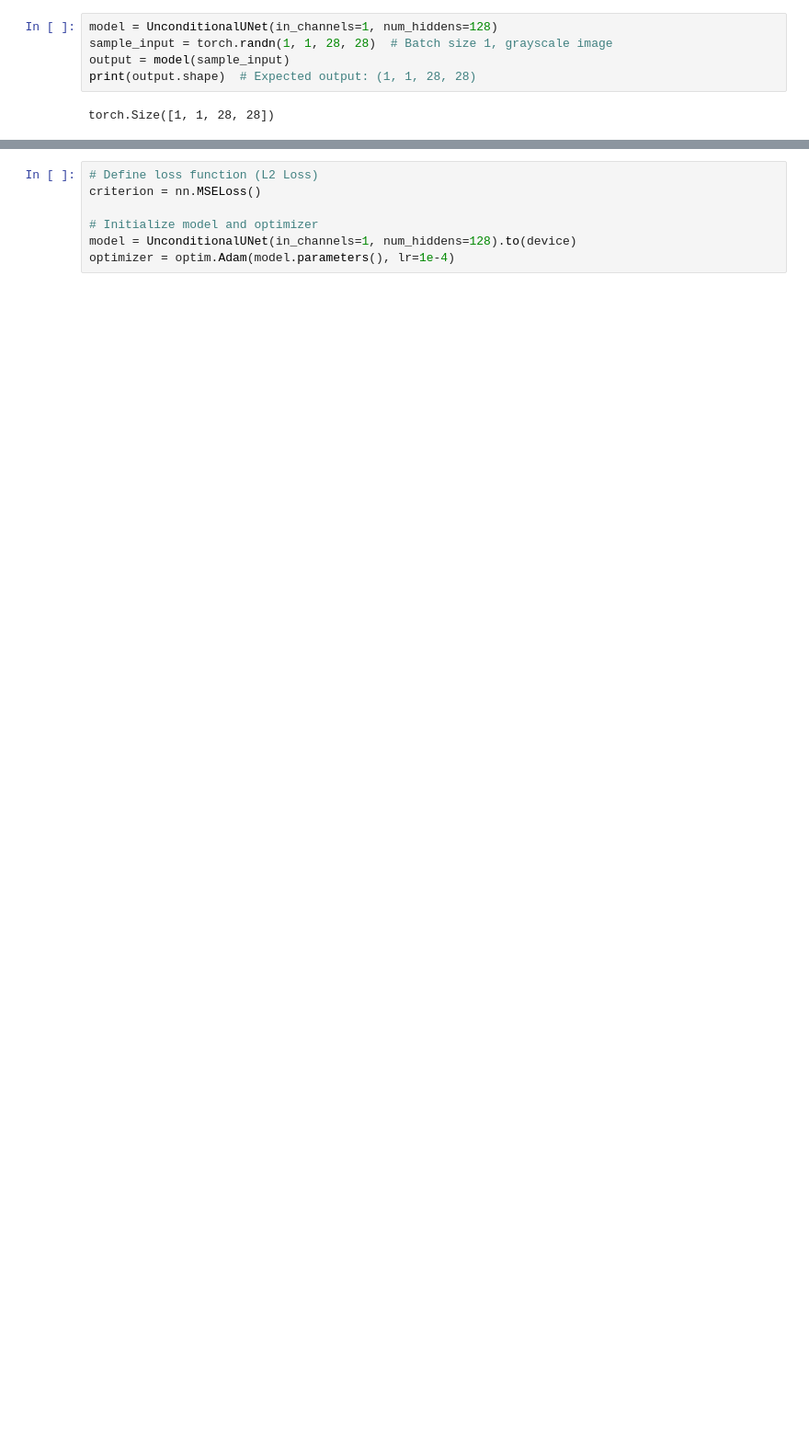
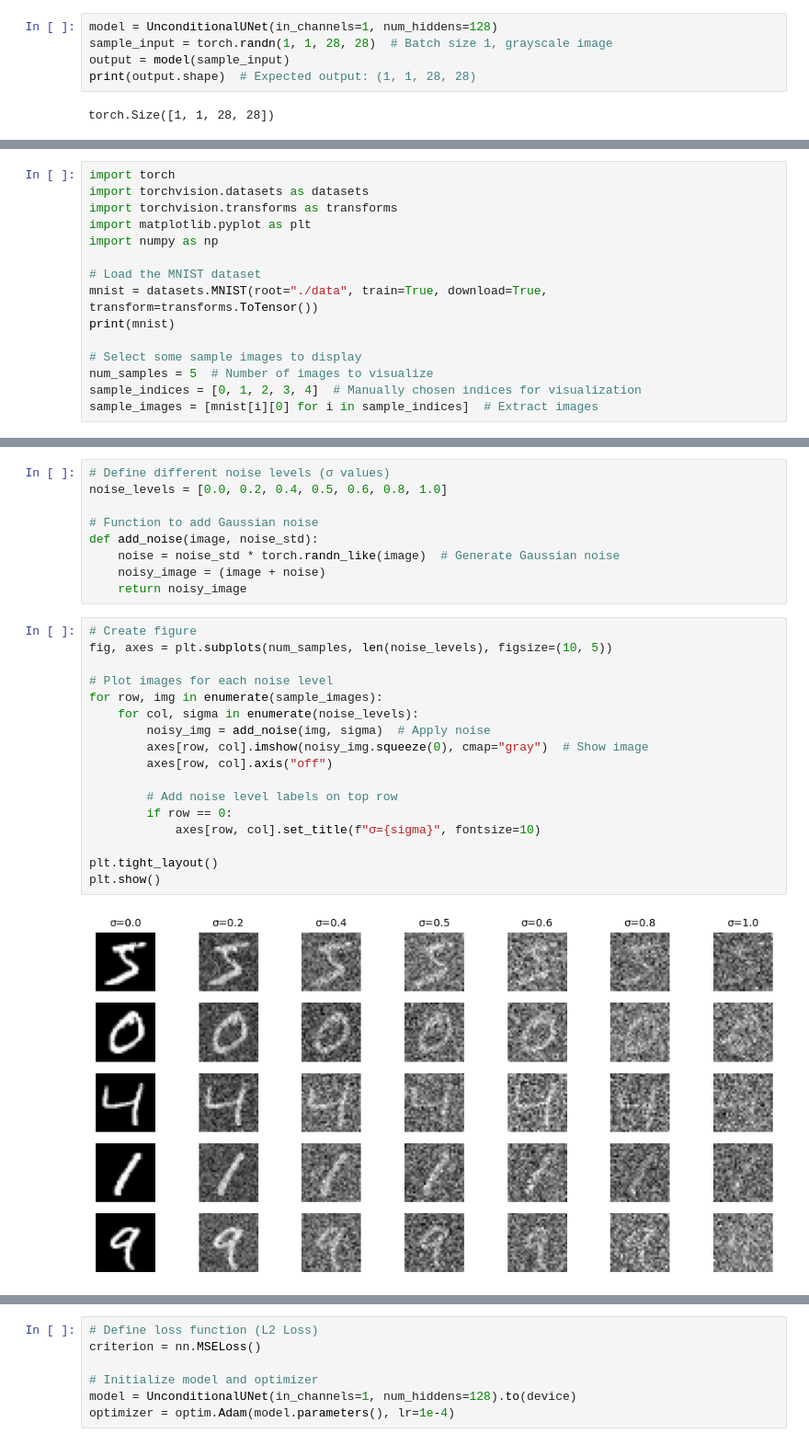
Before and after one commit to LIYunzhe1408/Flow-Matching, a Jupyter notebook: cs180_proj5b_flowmatching_starter.ipynb, the cells around one changed output, grey strips where cells are left out. Shown at 92% size. Cells and saved outputs as stored; diff of their text form; blank space fills up the shorter version.

```diff
--- a/cs180_proj5b_flowmatching_starter.ipynb
+++ b/cs180_proj5b_flowmatching_starter.ipynb
@@ -190,0 +197,15 @@ Using device: cuda
+# %%
+import torch
+import torchvision.datasets as datasets
+import torchvision.transforms as transforms
+import matplotlib.pyplot as plt
+import numpy as np
+
+# Load the MNIST dataset
+mnist = datasets.MNIST(root="./data", train=True, download=True, transform=transforms.ToTensor())
+print(mnist)
+
+# Select some sample images to display
+num_samples = 5  # Number of images to visualize
+sample_indices = [0, 1, 2, 3, 4]  # Manually chosen indices for visualization
+sample_images = [mnist[i][0] for i in sample_indices]  # Extract images
@@ -191,3 +219,31 @@ Using device: cuda
+# %%
+# Define different noise levels (σ values)
+noise_levels = [0.0, 0.2, 0.4, 0.5, 0.6, 0.8, 1.0]
+
+# Function to add Gaussian noise
+def add_noise(image, noise_std):
+    noise = noise_std * torch.randn_like(image)  # Generate Gaussian noise
+    noisy_image = (image + noise)
+    return noisy_image
+# %%
+# Create figure
+fig, axes = plt.subplots(num_samples, len(noise_levels), figsize=(10, 5))
+
+# Plot images for each noise level
+for row, img in enumerate(sample_images):
+    for col, sigma in enumerate(noise_levels):
+        noisy_img = add_noise(img, sigma)  # Apply noise
+        axes[row, col].imshow(noisy_img.squeeze(0), cmap="gray")  # Show image
+        axes[row, col].axis("off")
+
+        # Add noise level labels on top row
+        if row == 0:
+            axes[row, col].set_title(f"σ={sigma}", fontsize=10)
+
+plt.tight_layout()
+plt.show()
+# %% [output]
+[figure, added]
 # %%
 # Define dataset transformation (normalize and add noise dynamically)
 class NoisyMNISTDataset(torch.utils.data.Dataset):
```
Also changed, not shown: parts of 10 cells of this notebook.
